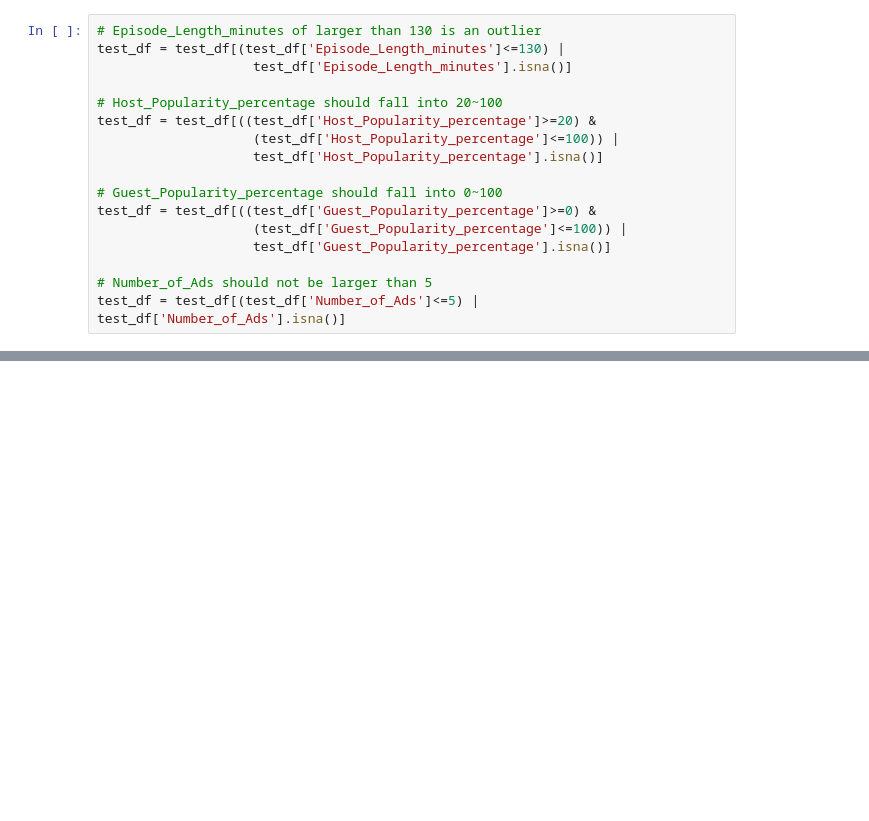
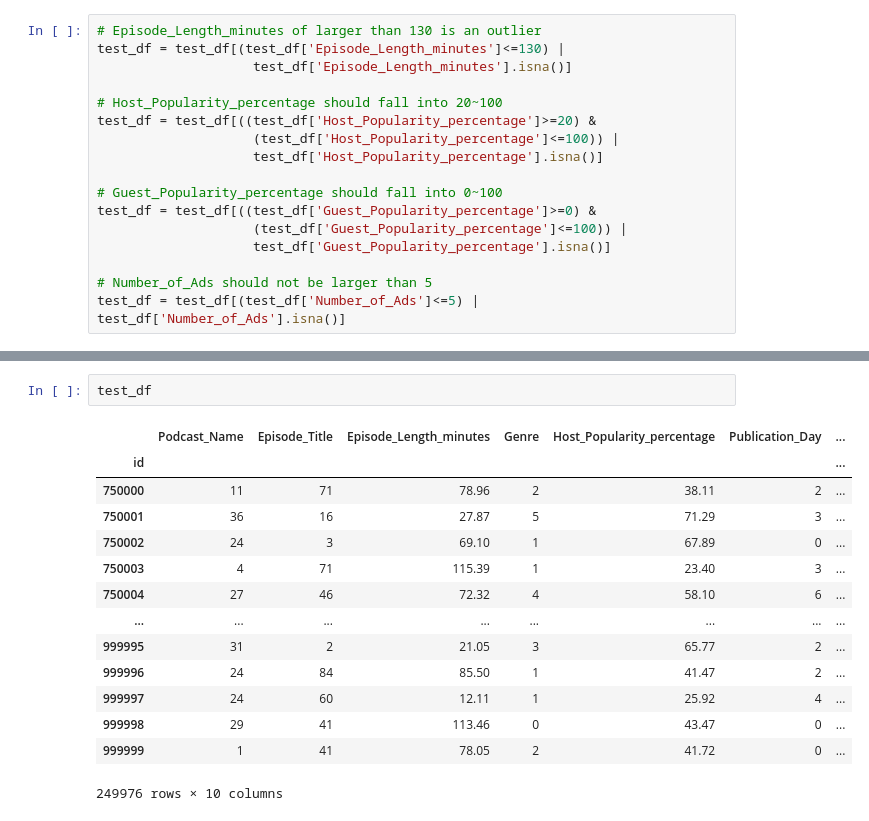
Before and after one commit to twparzi4/kaggle-predict_podcast_listening_time, a Jupyter notebook: Podcast Listening Time.ipynb, the cells around one changed output, grey strips where cells are left out. Saved outputs shown, nothing was run; the diff lists cells and outputs as text; blank space fills up the shorter version.

```diff
--- a/Podcast Listening Time.ipynb
+++ b/Podcast Listening Time.ipynb
@@ -269,0 +297,17 @@ First, we need to make some adjustments on string features.
+# %%
+test_df
+# %% [output]
+|  | Podcast_Name | Episode_Title | Episode_Length_minutes | Genre | Host_Popularity_percentage | Publication_Day | ... |
+| id |  |  |  |  |  |  | ... |
+| 750000 | 11 | 71 | 78.96 | 2 | 38.11 | 2 | ... |
+| 750001 | 36 | 16 | 27.87 | 5 | 71.29 | 3 | ... |
+| 750002 | 24 | 3 | 69.10 | 1 | 67.89 | 0 | ... |
+| 750003 | 4 | 71 | 115.39 | 1 | 23.40 | 3 | ... |
+| 750004 | 27 | 46 | 72.32 | 4 | 58.10 | 6 | ... |
+| ... | ... | ... | ... | ... | ... | ... | ... |
+| 999995 | 31 | 2 | 21.05 | 3 | 65.77 | 2 | ... |
+| 999996 | 24 | 84 | 85.50 | 1 | 41.47 | 2 | ... |
+| 999997 | 24 | 60 | 12.11 | 1 | 25.92 | 4 | ... |
+| 999998 | 29 | 41 | 113.46 | 0 | 43.47 | 0 | ... |
+| 999999 | 1 | 41 | 78.05 | 2 | 41.72 | 0 | ... |
+249976 rows × 10 columns
```
Also changed, not shown: parts of 13 cells of this notebook.
